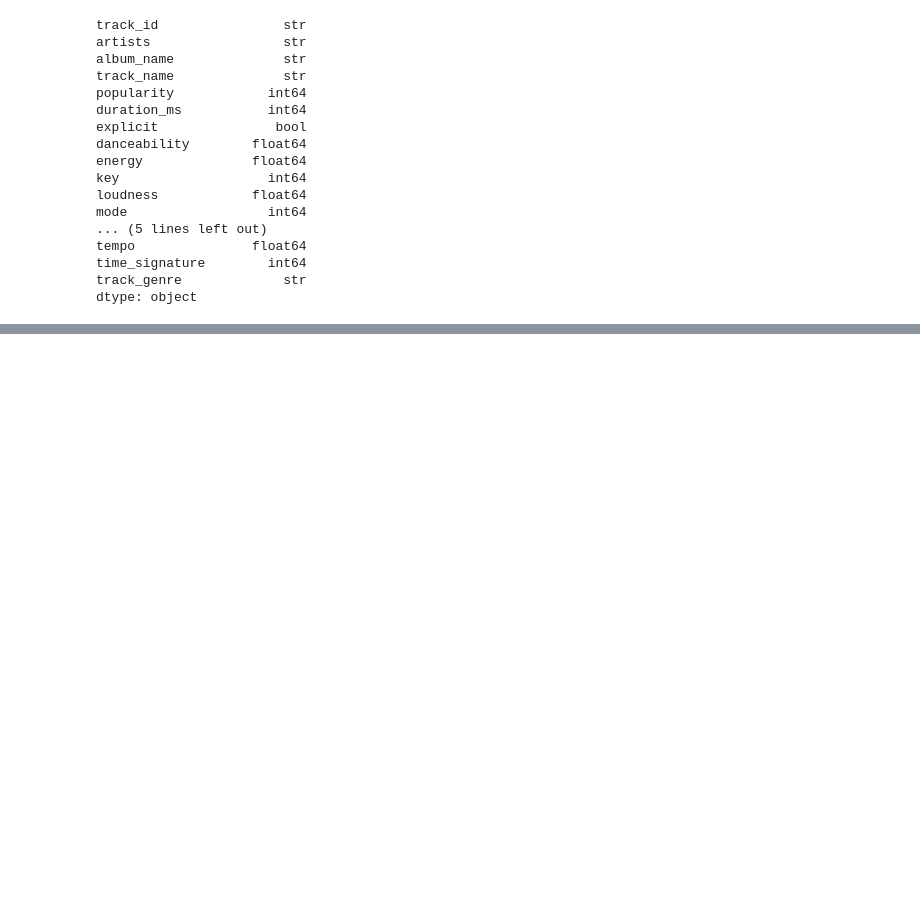
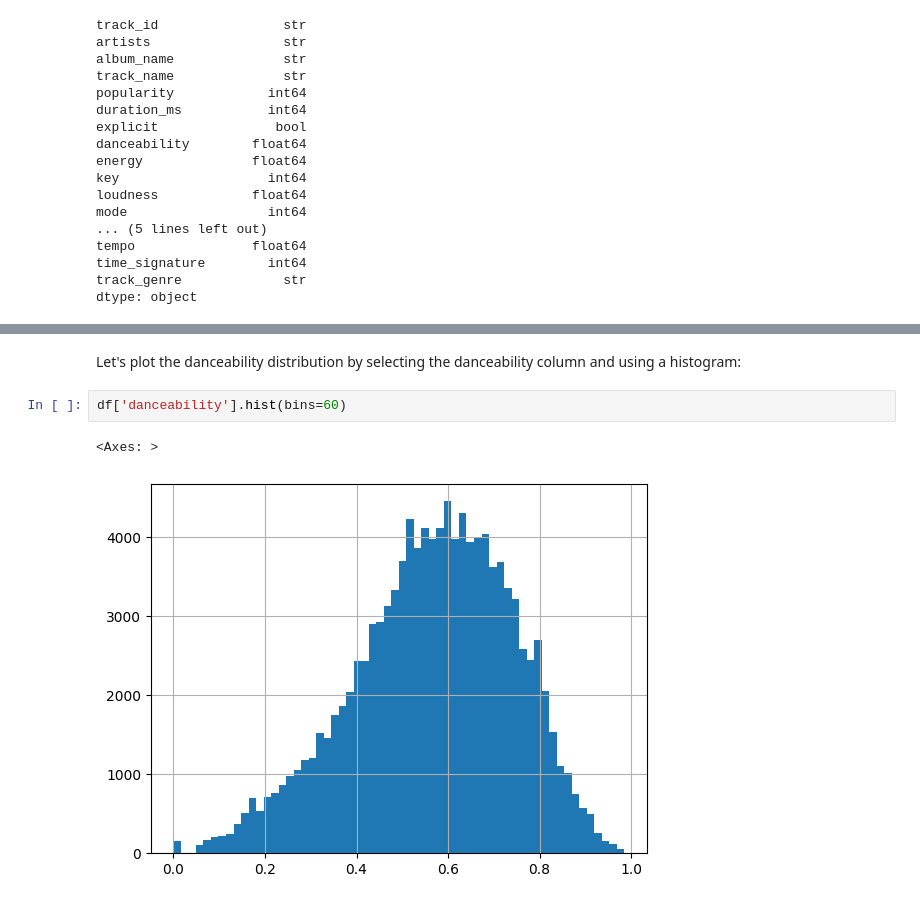
Before and after one commit to A11isonD/spotify_eda_allisonDobbs_repo, a Jupyter notebook: spotify_eda_allisonDobbs.ipynb, the cells around one changed output, grey strips where cells are left out. Cells and saved outputs as stored; diff of their text form; blank space fills up the shorter version.

```diff
--- a/spotify_eda_allisonDobbs.ipynb
+++ b/spotify_eda_allisonDobbs.ipynb
@@ -68,0 +190,7 @@ df.isna()
+# %% [markdown]
+Let's plot the danceability distribution by selecting the danceability column and using a histogram:
+# %%
+df['danceability'].hist(bins=60)
+# %% [output]
+<Axes: >
+[figure, added]
```
Also changed, not shown: parts of 31 cells of this notebook.
